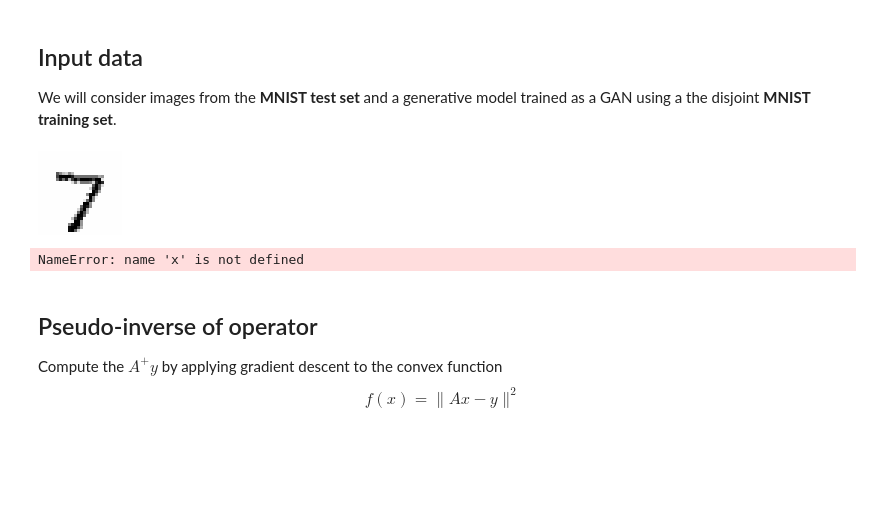
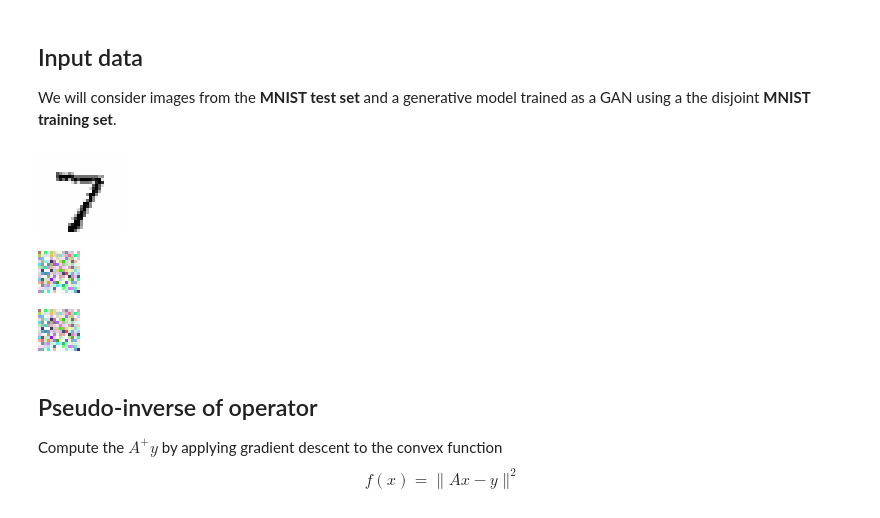
Before and after one commit to KHOUTAIBI/TSIA-TP, a Jupyter notebook: tp2526/tp5_exo2_inverse_problem_with_generative_prior.ipynb, the cells around one changed output. Saved outputs shown, nothing was run; the diff lists cells and outputs as text; code cells hidden in the pictures; blank space fills up the shorter version.

```diff
--- a/tp2526/tp5_exo2_inverse_problem_with_generative_prior.ipynb
+++ b/tp2526/tp5_exo2_inverse_problem_with_generative_prior.ipynb
@@ -155,11 +155,13 @@ Implement also a version of $A$ that applies on a batch.
 # %%
 # the input x is a gray-level image of shape 1xMxN
 def A(x,s=2):
-    return nn.PixelShuffle(s)(x) ### ... ###
+    x4 = x.unsqueeze(0)
+    y4 = nn.PixelUnshuffle(s)(x4)
+    return y4.squeeze(0)
 
 # the input x is a batch of gray-level images of shape bx1xMxN
 def batchA(x,s=2):
-    return nn.PixelShuffle(s)(x) ### ... ###
+    return nn.PixelUnshuffle(s)(x) ### ... ###
 # %% [markdown]
 ## Input data
 
@@ -167,32 +169,33 @@ We will consider images from the **MNIST test set** and a generative model train
 # %%
 # input
 # transformtest = transforms.ToTensor()
 transform = transforms.Compose([transforms.ToTensor(),transforms.Normalize((0.5,), (0.5,))])
 datatest = datasets.MNIST('.', train=False, download=True, transform=transform)
 input_idx = 0 # a seven
 #input_idx = 99 # a nine
 #input_idx = 3 # a zero
 #input_idx = 5 # a one
 #input_idx = 21 # a six
 #input_idx = 1 # a two
 #input_idx = 4 # a four
 #input_idx = 1984 # an unusual 2, hard
 
 
 x0=  datatest[input_idx][0].to(device)
 _, M, N = x0.shape
 d = M*N
 imshow(x0);
 
 # compute a sample of the direct model y = Ax0 + w
-y = A(x)
+y = A(x0)
 w = torch.randn_like(y)
 y = y + w
 
 imshow(y)
 # %% [output]
 [figure]
-NameError: name 'x' is not defined
+[figure, added]
+[figure, added]
 # %% [markdown]
 ## Pseudo-inverse of operator
 
```
Also changed, not shown: parts of 2 cells of this notebook.
